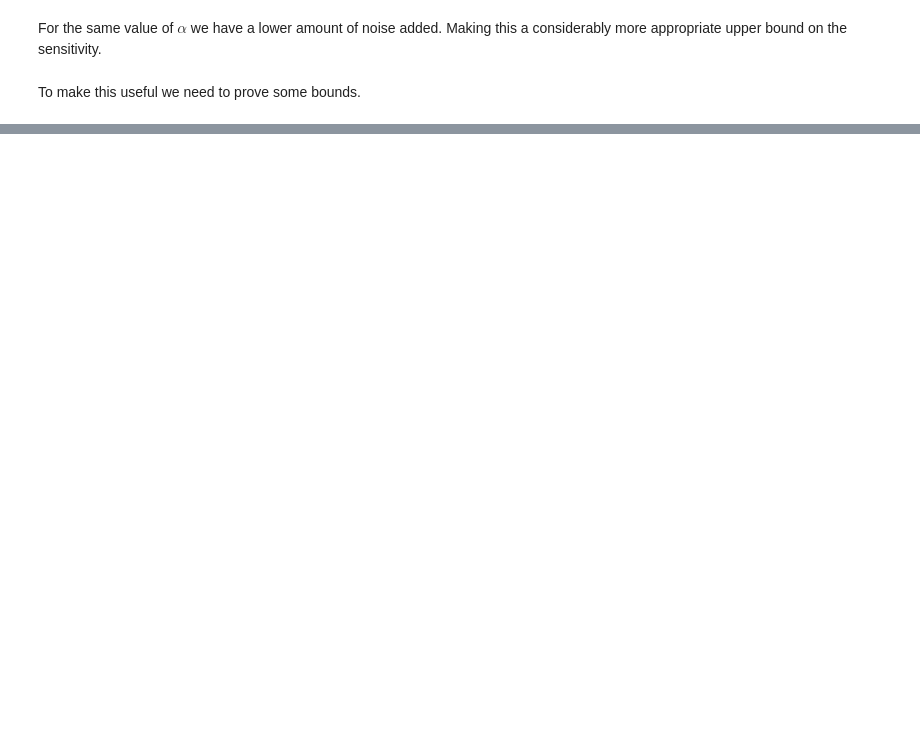
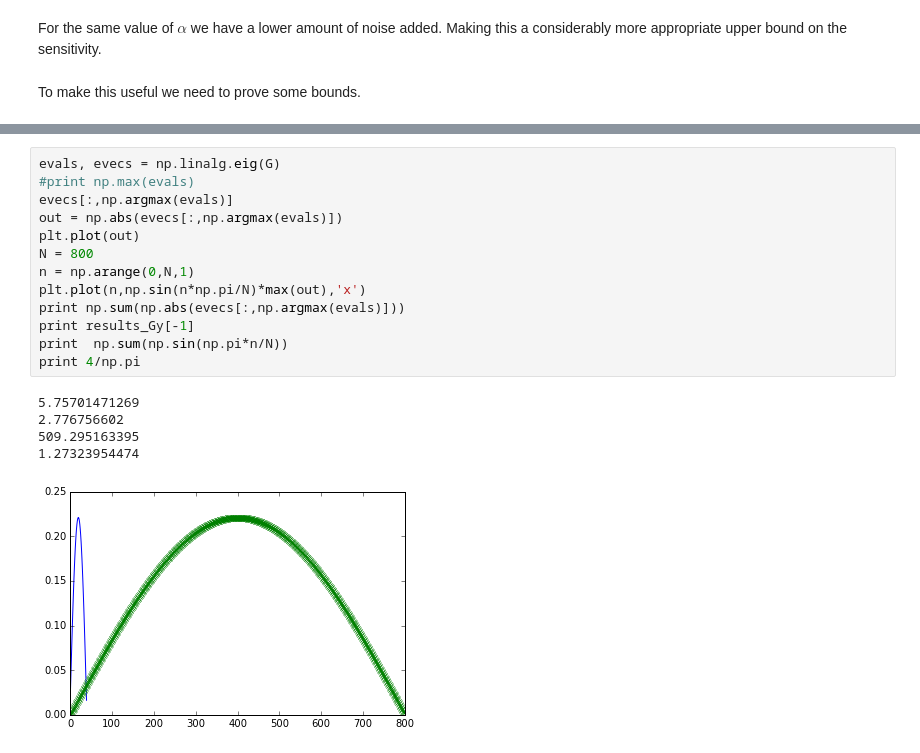
Before and after one commit to scikic/virtual, a Jupyter notebook: Virtual Patients.ipynb, the cells around one changed output, grey strips where cells are left out. Drawn from its saved outputs; the diff is of its cells as text; blank space fills up the shorter version.

```diff
--- a/Virtual Patients.ipynb
+++ b/Virtual Patients.ipynb
@@ -814,0 +969,19 @@ To make this useful we need to prove some bounds.
+# %%
+evals, evecs = np.linalg.eig(G)
+#print np.max(evals)
+evecs[:,np.argmax(evals)]
+out = np.abs(evecs[:,np.argmax(evals)])
+plt.plot(out)
+N = 800
+n = np.arange(0,N,1)
+plt.plot(n,np.sin(n*np.pi/N)*max(out),'x')
+print np.sum(np.abs(evecs[:,np.argmax(evals)]))
+print results_Gy[-1]
+print  np.sum(np.sin(np.pi*n/N))
+print 4/np.pi
+# %% [output]
+5.75701471269
+2.776756602
+509.295163395
+1.27323954474
+[figure, added]
```
Also changed, not shown: parts of 17 cells of this notebook.
